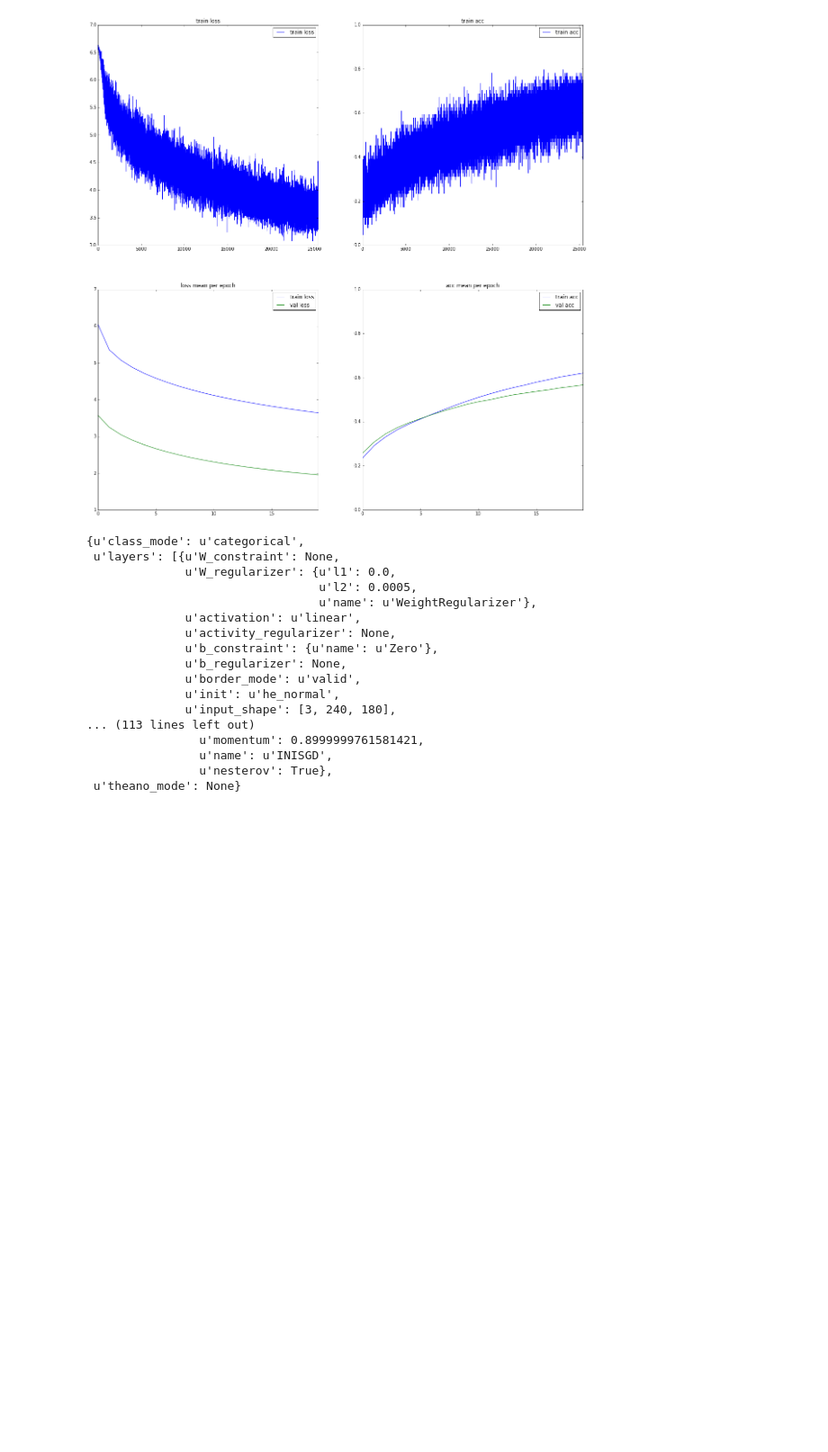
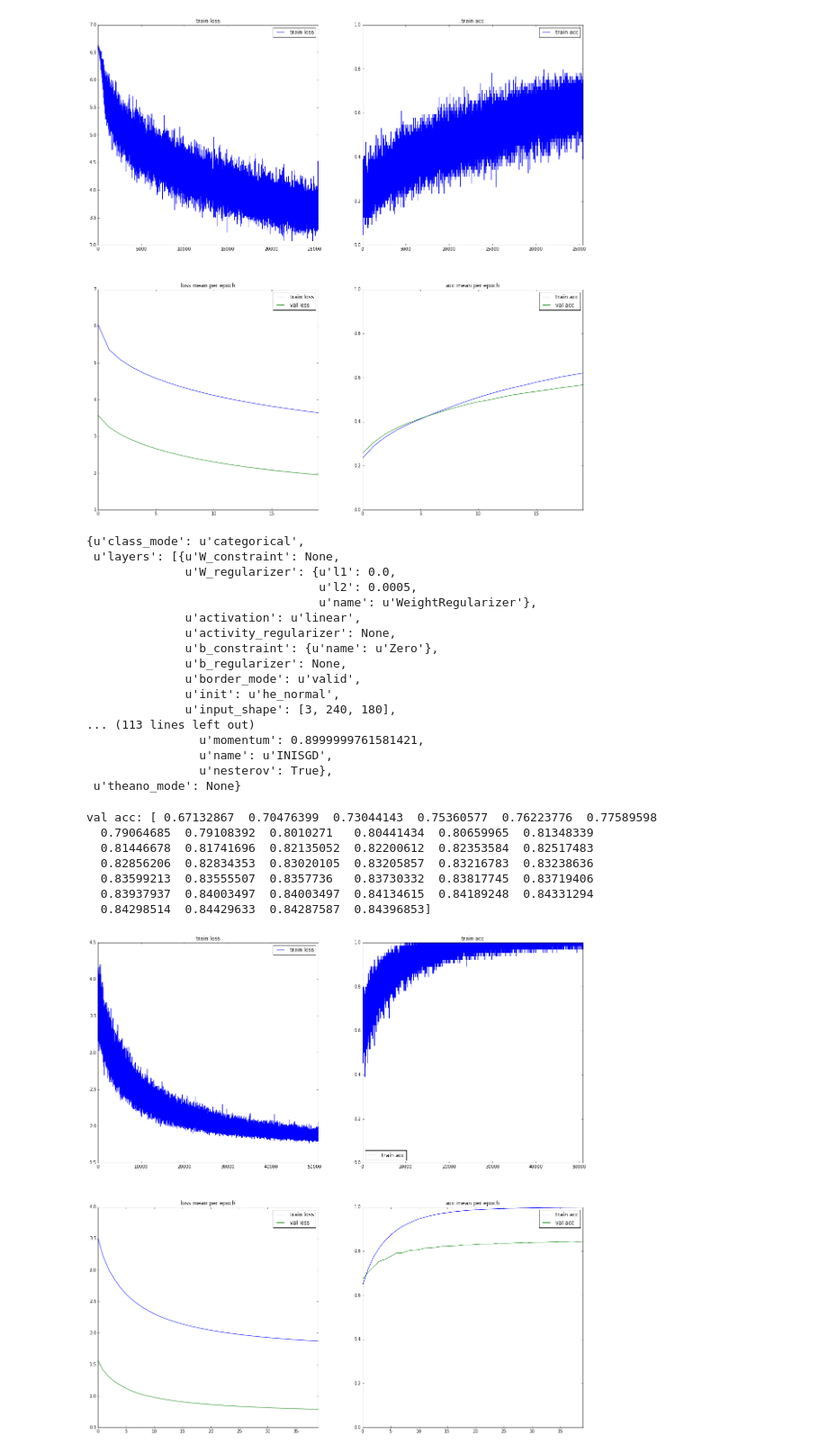
Before and after one commit to marcuniq/ini_caltech101, a Jupyter notebook: iPython Notebooks/Results visualization - every step.ipynb, the cells around one changed output. Shown at 90% size. Saved outputs shown, nothing was run; the diff lists cells and outputs as text; code cells hidden in the pictures; blank space fills up the shorter version.

Commit message:
experiments: - bn lr 0.005 20 epochs - bn lr 0.001 20 epochs - bn lr 0.001 40 more epochs, weights loaded from previous run

```diff
--- a/iPython Notebooks/Results visualization - every step.ipynb
+++ b/iPython Notebooks/Results visualization - every step.ipynb
@@ -583,3 +583,21 @@ show_arch(pp + 'results/2015-12-10_20.31.58_bn_lr-0.001_e20_img-gen_architecture
                 u'name': u'INISGD',
                 u'nesterov': True},
  u'theano_mode': None}
+# %%
+# batch normalization mode 1 modified, data normalization
+# 40 epochs, batch size 64,  1200 - 1500s per epoch
+# 81378 train samples, 9104 validation samples, 10102 test samples -> train/test split loaded from disk
+# lr=0.001
+
+# weights loaded from 20 epoch run before
+
+data = plot(pp + 'results/2015-12-12_13.28.22_bn_lr-0.001_e20+40_img-gen_history.json')
+# %% [output]
+val acc: [ 0.67132867  0.70476399  0.73044143  0.75360577  0.76223776  0.77589598
+  0.79064685  0.79108392  0.8010271   0.80441434  0.80659965  0.81348339
+  0.81446678  0.81741696  0.82135052  0.82200612  0.82353584  0.82517483
+  0.82856206  0.82834353  0.83020105  0.83205857  0.83216783  0.83238636
+  0.83599213  0.83555507  0.8357736   0.83730332  0.83817745  0.83719406
+  0.83937937  0.84003497  0.84003497  0.84134615  0.84189248  0.84331294
+  0.84298514  0.84429633  0.84287587  0.84396853]
+[figure, added]
```
Also changed, not shown: parts of 2 cells of this notebook, 5 other files.
